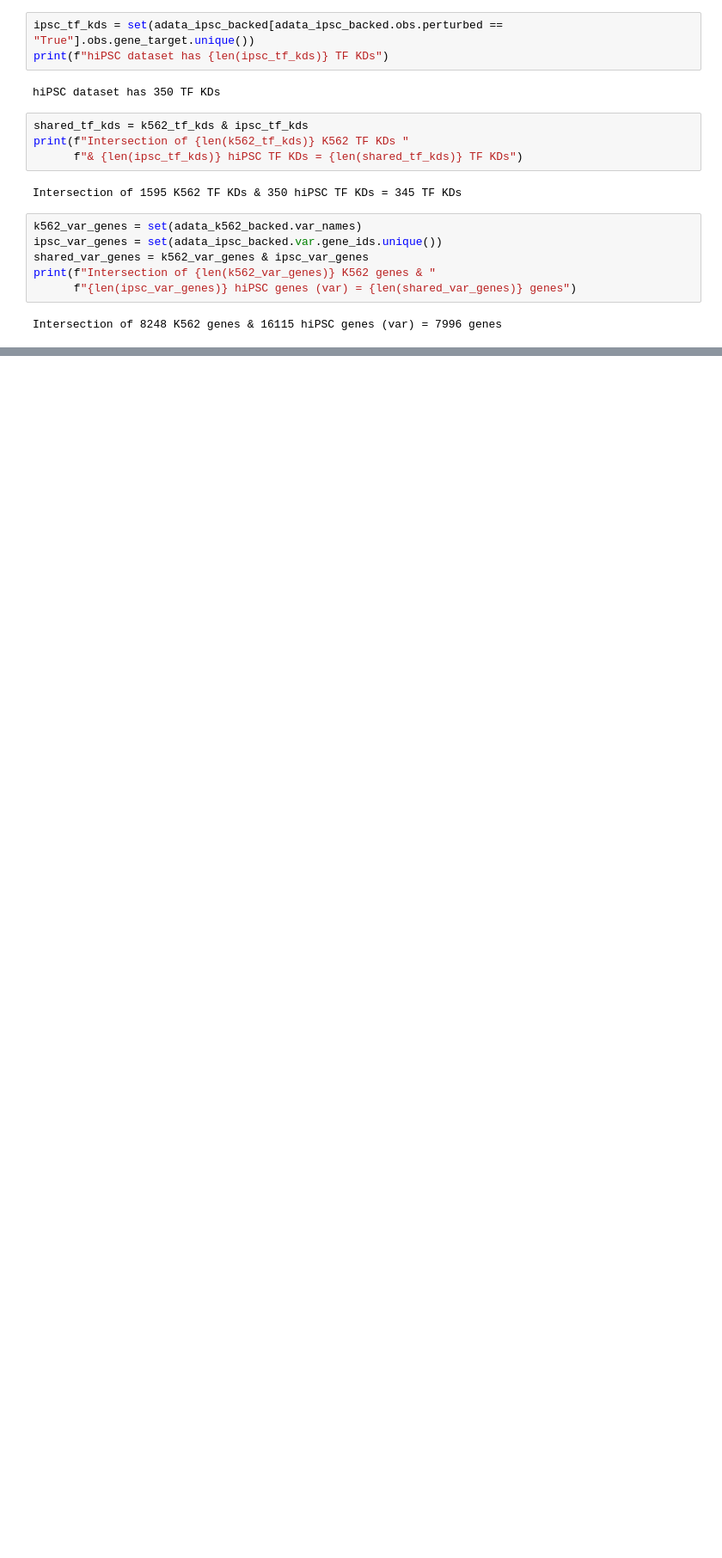
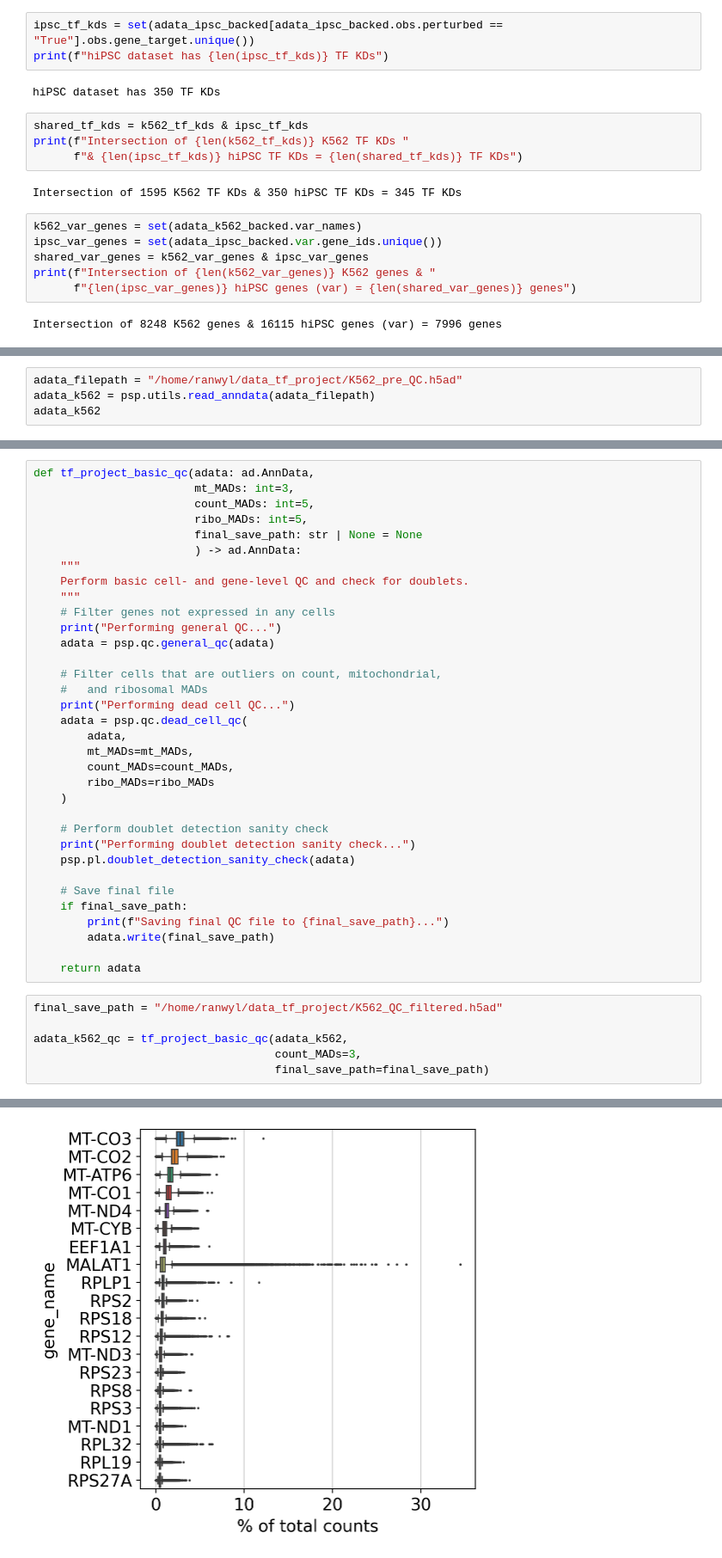
Before and after one commit to subramaniam-lab-ucsd/tf-project, a Jupyter notebook: tf_project_k562_qc.ipynb, the cells around one changed output, grey strips where cells are left out. Shown at 86% size. Drawn from its saved outputs; the diff is of its cells as text; blank space fills up the shorter version.

```diff
--- a/tf_project_k562_qc.ipynb
+++ b/tf_project_k562_qc.ipynb
@@ -297,0 +426,4 @@ Intersection of 8248 K562 genes & 16115 hiPSC genes (var) = 7996 genes
+# %%
+adata_filepath = "/home/ranwyl/data_tf_project/K562_pre_QC.h5ad"
+adata_k562 = psp.utils.read_anndata(adata_filepath)
+adata_k562
@@ -297,0 +435,41 @@ Intersection of 8248 K562 genes & 16115 hiPSC genes (var) = 7996 genes
+# %%
+def tf_project_basic_qc(adata: ad.AnnData,
+                        mt_MADs: int=3,
+                        count_MADs: int=5,
+                        ribo_MADs: int=5,
+                        final_save_path: str | None = None
+                        ) -> ad.AnnData:
+    """
+    Perform basic cell- and gene-level QC and check for doublets.
+    """
+    # Filter genes not expressed in any cells
+    print("Performing general QC...")
+    adata = psp.qc.general_qc(adata)
+
+    # Filter cells that are outliers on count, mitochondrial,
+    #   and ribosomal MADs
+    print("Performing dead cell QC...")
+    adata = psp.qc.dead_cell_qc(
+        adata,
+        mt_MADs=mt_MADs,
+        count_MADs=count_MADs,
+        ribo_MADs=ribo_MADs
+    )
+
+    # Perform doublet detection sanity check
+    print("Performing doublet detection sanity check...")
+    psp.pl.doublet_detection_sanity_check(adata)
+
+    # Save final file
+    if final_save_path:
+        print(f"Saving final QC file to {final_save_path}...")
+        adata.write(final_save_path)
+
+    return adata
+# %%
+final_save_path = "/home/ranwyl/data_tf_project/K562_QC_filtered.h5ad"
+
+adata_k562_qc = tf_project_basic_qc(adata_k562,
+                                    count_MADs=3,
+                                    final_save_path=final_save_path)
+# %% [output]
@@ -297,0 +479 @@ Intersection of 8248 K562 genes & 16115 hiPSC genes (var) = 7996 genes
+[figure, added]
```
Also changed, not shown: parts of 45 cells of this notebook.
